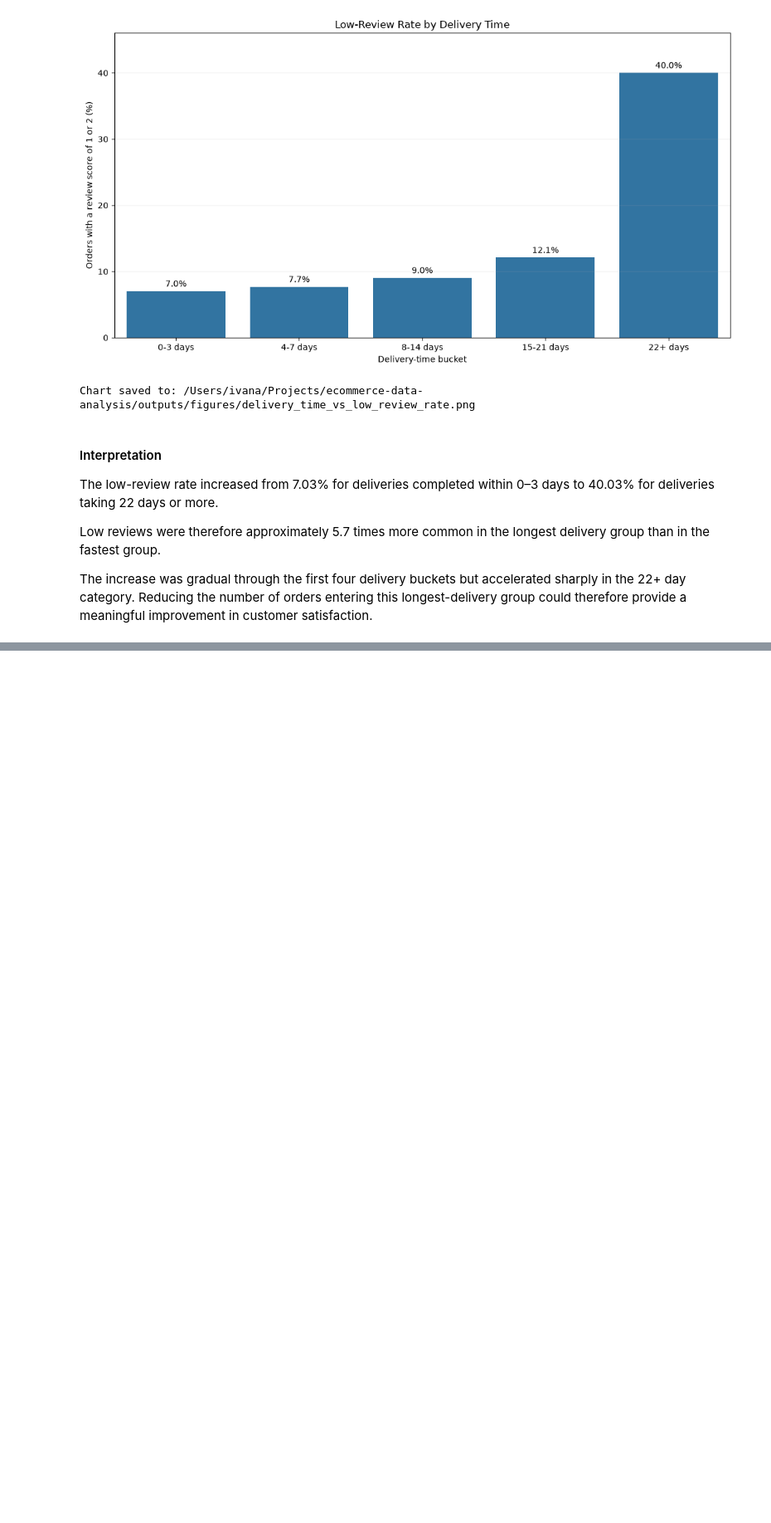
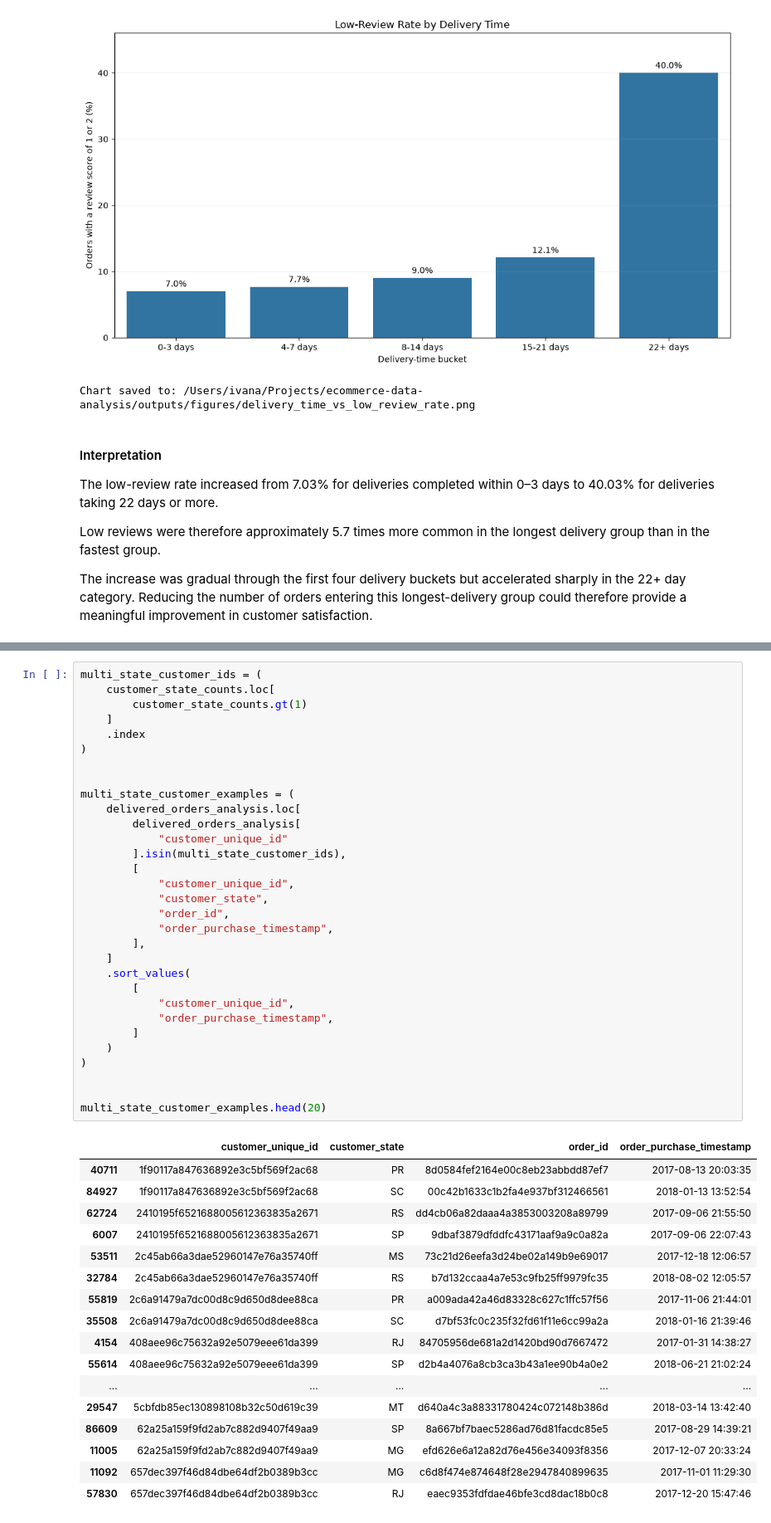
Before and after one commit to Ivana0901/ecommerce-data-analysis, a Jupyter notebook: notebooks/01_ecommerce_analysis.ipynb, the cells around one changed output, grey strips where cells are left out. Shown at 83% size. Drawn from its saved outputs; the diff is of its cells as text; blank space fills up the shorter version.

```diff
--- a/notebooks/01_ecommerce_analysis.ipynb
+++ b/notebooks/01_ecommerce_analysis.ipynb
@@ -3671,0 +4161,49 @@ The increase was gradual through the first four delivery buckets but accelerated
+# %%
+multi_state_customer_ids = (
+    customer_state_counts.loc[
+        customer_state_counts.gt(1)
+    ]
+    .index
+)
+
+
+multi_state_customer_examples = (
+    delivered_orders_analysis.loc[
+        delivered_orders_analysis[
+            "customer_unique_id"
+        ].isin(multi_state_customer_ids),
+        [
+            "customer_unique_id",
+            "customer_state",
+            "order_id",
+            "order_purchase_timestamp",
+        ],
+    ]
+    .sort_values(
+        [
+            "customer_unique_id",
+            "order_purchase_timestamp",
+        ]
+    )
+)
+
+
+multi_state_customer_examples.head(20)
+# %% [output]
+|  | customer_unique_id | customer_state | order_id | order_purchase_timestamp |
+| 40711 | 1f90117a847636892e3c5bf569f2ac68 | PR | 8d0584fef2164e00c8eb23abbdd87ef7 | 2017-08-13 20:03:35 |
+| 84927 | 1f90117a847636892e3c5bf569f2ac68 | SC | 00c42b1633c1b2fa4e937bf312466561 | 2018-01-13 13:52:54 |
+| 62724 | 2410195f6521688005612363835a2671 | RS | dd4cb06a82daaa4a3853003208a89799 | 2017-09-06 21:55:50 |
+| 6007 | 2410195f6521688005612363835a2671 | SP | 9dbaf3879dfddfc43171aaf9a9c0a82a | 2017-09-06 22:07:43 |
+| 53511 | 2c45ab66a3dae52960147e76a35740ff | MS | 73c21d26eefa3d24be02a149b9e69017 | 2017-12-18 12:06:57 |
+| 32784 | 2c45ab66a3dae52960147e76a35740ff | RS | b7d132ccaa4a7e53c9fb25ff9979fc35 | 2018-08-02 12:05:57 |
+| 55819 | 2c6a91479a7dc00d8c9d650d8dee88ca | PR | a009ada42a46d83328c627c1ffc57f56 | 2017-11-06 21:44:01 |
+| 35508 | 2c6a91479a7dc00d8c9d650d8dee88ca | SC | d7bf53fc0c235f32fd61f11e6cc99a2a | 2018-01-16 21:39:46 |
+| 4154 | 408aee96c75632a92e5079eee61da399 | RJ | 84705956de681a2d1420bd90d7667472 | 2017-01-31 14:38:27 |
+| 55614 | 408aee96c75632a92e5079eee61da399 | SP | d2b4a4076a8cb3ca3b43a1ee90b4a0e2 | 2018-06-21 21:02:24 |
+| ... | ... | ... | ... | ... |
+| 29547 | 5cbfdb85ec130898108b32c50d619c39 | MT | d640a4c3a88331780424c072148b386d | 2018-03-14 13:42:40 |
+| 86609 | 62a25a159f9fd2ab7c882d9407f49aa9 | SP | 8a667bf7baec5286ad76d81facdc85e5 | 2017-08-29 14:39:21 |
+| 11005 | 62a25a159f9fd2ab7c882d9407f49aa9 | MG | efd626e6a12a82d76e456e34093f8356 | 2017-12-07 20:33:24 |
+| 11092 | 657dec397f46d84dbe64df2b0389b3cc | MG | c6d8f474e874648f28e2947840899635 | 2017-11-01 11:29:30 |
+| 57830 | 657dec397f46d84dbe64df2b0389b3cc | RJ | eaec9353fdfdae46bfe3cd8dac18b0c8 | 2017-12-20 15:47:46 |
```
Also changed, not shown: parts of 39 cells of this notebook, 3 other files.
